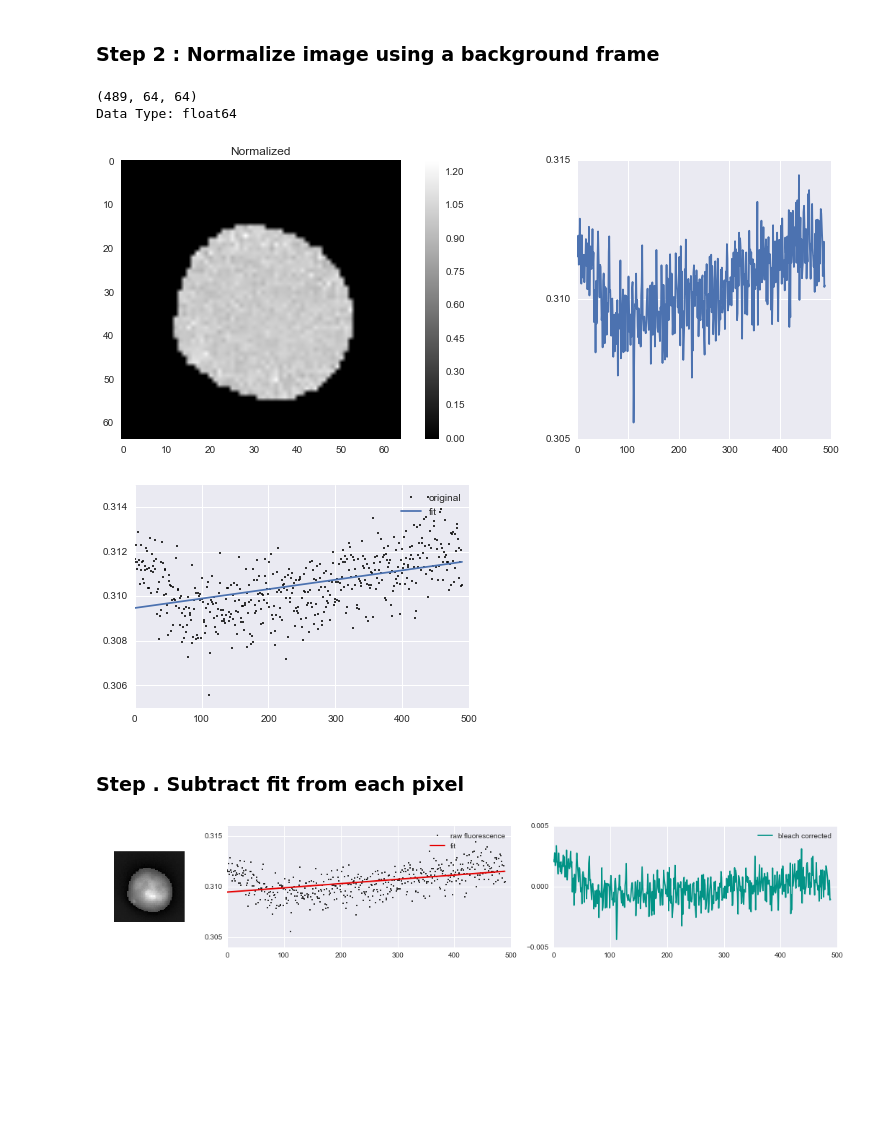
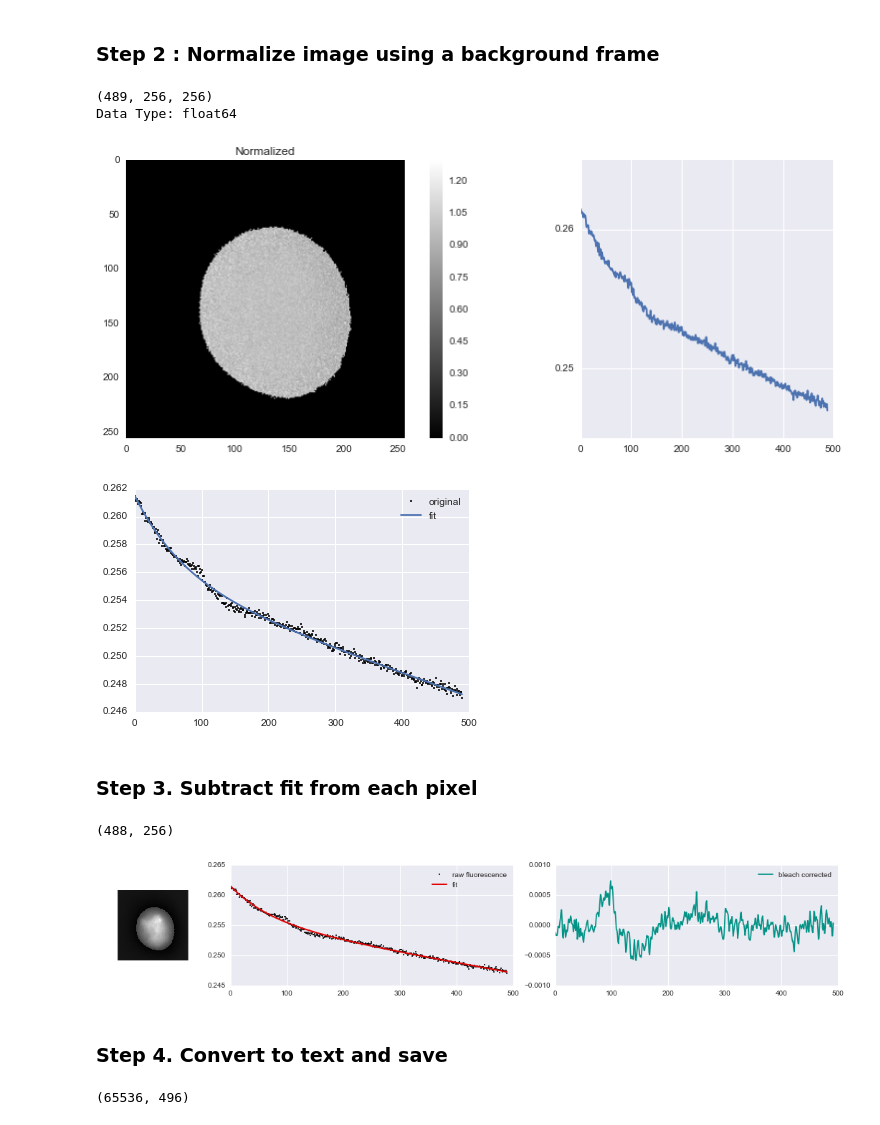
Before and after one commit to seethakris/Bleach-Correction, a Jupyter notebook: bleach_correction_algorithm.ipynb, the cells around one changed output. Cells and saved outputs as stored; diff of their text form; code cells hidden in the pictures; blank space fills up the shorter version.

Commit message:
Save a text file

```diff
--- a/bleach_correction_algorithm.ipynb
+++ b/bleach_correction_algorithm.ipynb
@@ -14,7 +14,7 @@ stimulus_on_time = [0]
 stimulus_off_time = [0]
 
 #Background ROI
-bg_roi_wh = [5, 5]
+bg_roi_wh = [50, 50]
 start_point = [0, 0]
 # %% [markdown]
 ### Import libraries
@@ -190,9 +194,9 @@ with sns.axes_style('darkgrid'):
     ax5.plot(np.mean(normalized_image_pixels,1))
     ax5.locator_params(axis='y', nbins=4)
 # %% [output]
-(489, 64, 64)
+(489, 256, 256)
 Data Type: float64
-[figure, old version]
+[figure, new version]
 # %%
 #Define exponential function
 def func(x, a, b, c, d):
@@ -211,38 +215,76 @@ with sns.axes_style('darkgrid'):
     plt.plot(x, yy, label='fit')
     plt.legend()
 # %% [output]
-[figure, old version]
+[figure, new version]
 # %% [markdown]
-### Step . Subtract fit from each pixel
+### Step 3. Subtract fit from each pixel
 # %%
 correct_image = np.zeros(np.shape(normalized_image))
 for ii in xrange(0, np.size(normalized_image,0)):
     current_image = normalized_image[ii,:,:]
     correct_image[ii,:,:] = current_image - yy[ii] #temp_diff
+print np.shape(correct_image[:])
+# %% [output]
+(488, 256)
 # %%
 raw_correct_image = np.multiply(correct_image, (np.repeat(background_frame[np.newaxis, :,:], np.size(normalized_image,0), 0)))
+
+smooth_window = 5
+filtered_correct_image = np.zeros((np.size(correct_image, 0) + smooth_window -1 , np.size(correct_image,1),
+                                   np.size(correct_image,2)))
+for ii in xrange(0, np.size(correct_image,1)):
+    for jj in xrange(0, np.size(correct_image,2)):
+        if sum(correct_image[:, ii, jj]) == 0:
+            filtered_correct_image [:, ii, jj] = correct_image[:, ii, jj]
+        else:
+            filtered_correct_image [:, ii, jj] = smooth(correct_image[:, ii, jj], smooth_window, 'hanning')
 
 with sns.axes_style('darkgrid'):
     fig1 = plt.figure(figsize=(18,3))
     gs = plt.GridSpec(1, 3, width_ratios=[0.5,2,2])
 
     #Plot image
     ax1 = fig1.add_subplot(gs[0,0])
     image(np.mean(raw_correct_image,0))
 
     ax2 = fig1.add_subplot(gs[0,1])
     plt.plot(x, y, 'ko', markersize=2, label='raw fluorescence')
     plt.plot(x, yy, color='#e50000', linewidth=2, label='fit')
     plt.legend()
     ax2.locator_params(axis='y', nbins=6)
 
     ax3 = fig1.add_subplot(gs[0,2])
-    plt.plot(np.mean(np.reshape(correct_image,  (shape_normalized_image[0],
+    plt.plot(np.mean(np.reshape(filtered_correct_image,  (shape_normalized_image[0]+smooth_window-1,
                                                  shape_normalized_image[1]*shape_normalized_image[2])),1),
                      color='#029386', label='bleach corrected')
     plt.legend()
     ax3.locator_params(axis='y', nbins=4)
 
     fig1.savefig('Bleach corrected.pdf')
 # %% [output]
-[figure, old version]
+[figure, new version]
+# %% [markdown]
+### Step 4. Convert to text and save
+# %%
+array_for_textfile = np.zeros((np.size(filtered_correct_image,1)*np.size(filtered_correct_image,2),
+                               3+np.size(filtered_correct_image,0)))
+print np.shape(array_for_textfile)
+array_for_textfile[:,2] = 1
+
+count = 0
+for ii in xrange(0, np.size(filtered_correct_image,1)):
+    for jj in xrange(0, np.size(filtered_correct_image,2)):
+        array_for_textfile[count, 0] = ii
+        array_for_textfile[count, 1] = jj
+        array_for_textfile[count, 3:] = filtered_correct_image[:, ii, jj]
+        count += 1
+
+Working_Directory, Tif_filename = os.path.split(Filename)
+Save_Directory = os.path.join(Working_Directory, 'Text_Files')
+if not os.path.exists(Save_Directory):
+    os.makedirs(Save_Directory)
+
+Text_filepath = Save_Directory + filesep + Tif_filename[:-4] + '.txt'
+np.savetxt(Text_filepath, array_for_textfile, fmt='%f')
+# %% [output]
+(65536, 496)
```
Also changed, not shown: parts of 5 cells of this notebook.
